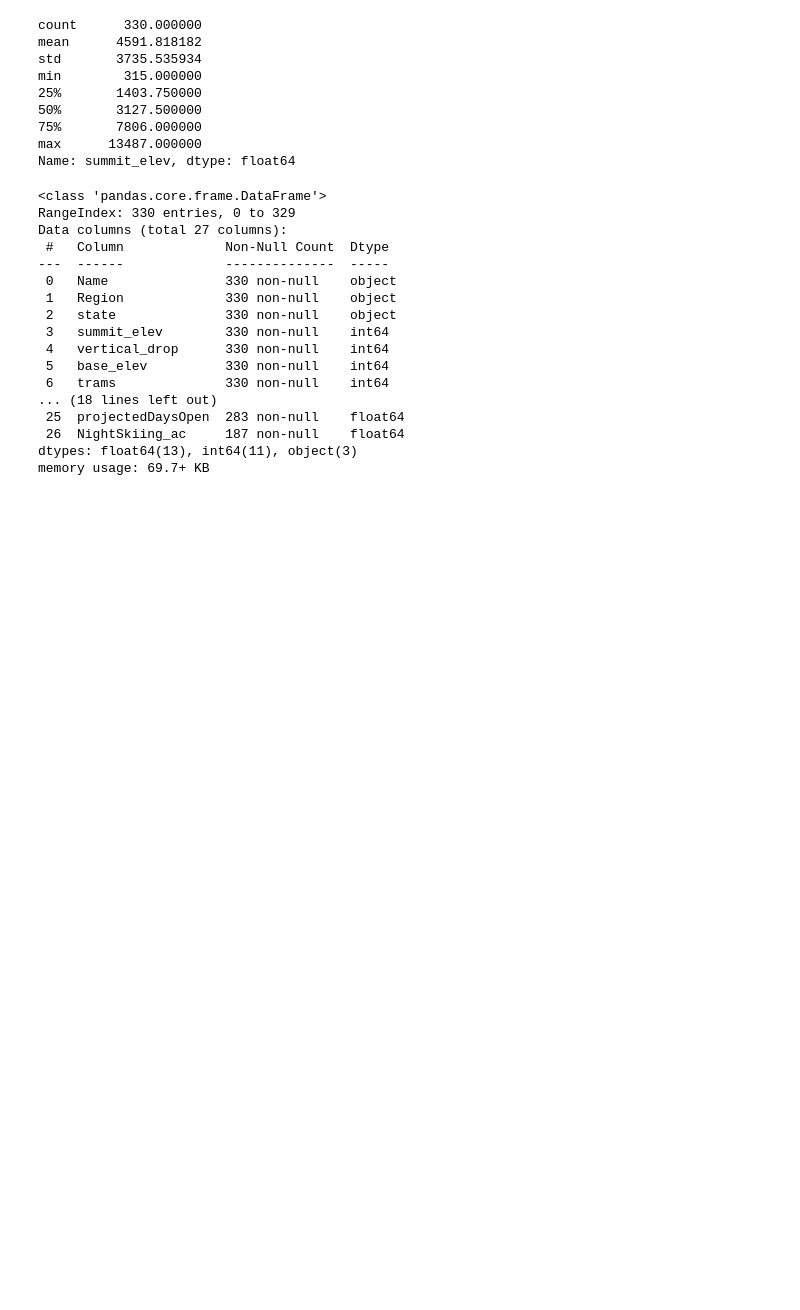
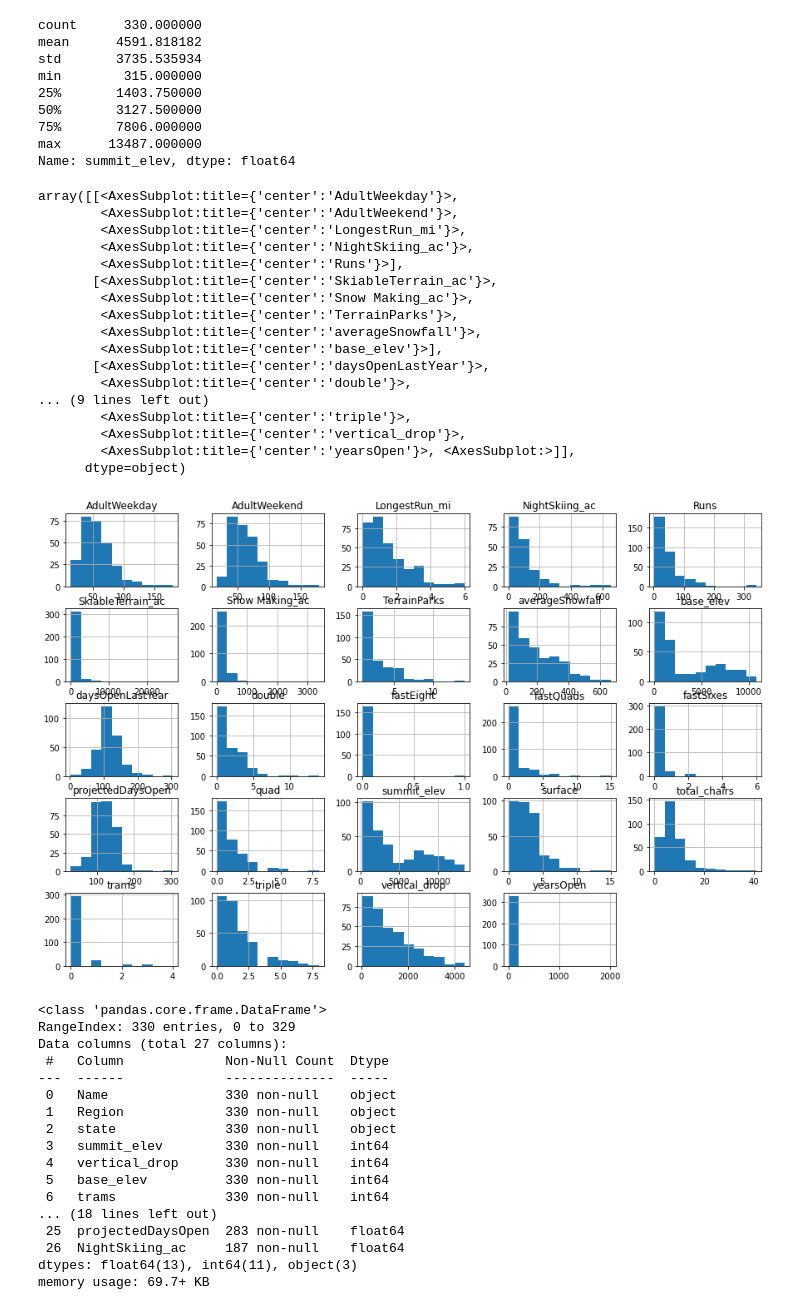
Before and after one commit to padmaparam/MiniProjects, a Jupyter notebook: 02_data_wrangling.ipynb, the cells around one changed output. Saved outputs shown, nothing was run; the diff lists cells and outputs as text; code cells hidden in the pictures; blank space fills up the shorter version.

```diff
--- a/02_data_wrangling.ipynb
+++ b/02_data_wrangling.ipynb
@@ -598,12 +608,31 @@ Name: summit_elev, dtype: float64
 # %%
 #Code task 18#
 #Call ski_data's `hist` method to plot histograms of each of the numeric features
 #Try passing it an argument figsize=(15,10)
 #Try calling plt.subplots_adjust() with an argument hspace=0.5 to adjust the spacing
 #It's important you create legible and easy-to-read plots
-ski_data.___(___)
-#plt.subplots_adjust(hspace=___);
+ski_data.hist(figsize=(15,10))
+#plt.subplots_adjust(hspace=0.5);
 #Hint: notice how the terminating ';' "swallows" some messy output and leads to a tidier notebook
+# %% [output]
+array([[<AxesSubplot:title={'center':'AdultWeekday'}>,
+        <AxesSubplot:title={'center':'AdultWeekend'}>,
+        <AxesSubplot:title={'center':'LongestRun_mi'}>,
+        <AxesSubplot:title={'center':'NightSkiing_ac'}>,
+        <AxesSubplot:title={'center':'Runs'}>],
+       [<AxesSubplot:title={'center':'SkiableTerrain_ac'}>,
+        <AxesSubplot:title={'center':'Snow Making_ac'}>,
+        <AxesSubplot:title={'center':'TerrainParks'}>,
+        <AxesSubplot:title={'center':'averageSnowfall'}>,
+        <AxesSubplot:title={'center':'base_elev'}>],
+       [<AxesSubplot:title={'center':'daysOpenLastYear'}>,
+        <AxesSubplot:title={'center':'double'}>,
+... (9 lines left out)
+        <AxesSubplot:title={'center':'triple'}>,
+        <AxesSubplot:title={'center':'vertical_drop'}>,
+        <AxesSubplot:title={'center':'yearsOpen'}>, <AxesSubplot:>]],
+      dtype=object)
+[figure, added]
 # %%
 ski_data.info()
 # %% [output]
```
Also changed, not shown: parts of 26 cells of this notebook.
